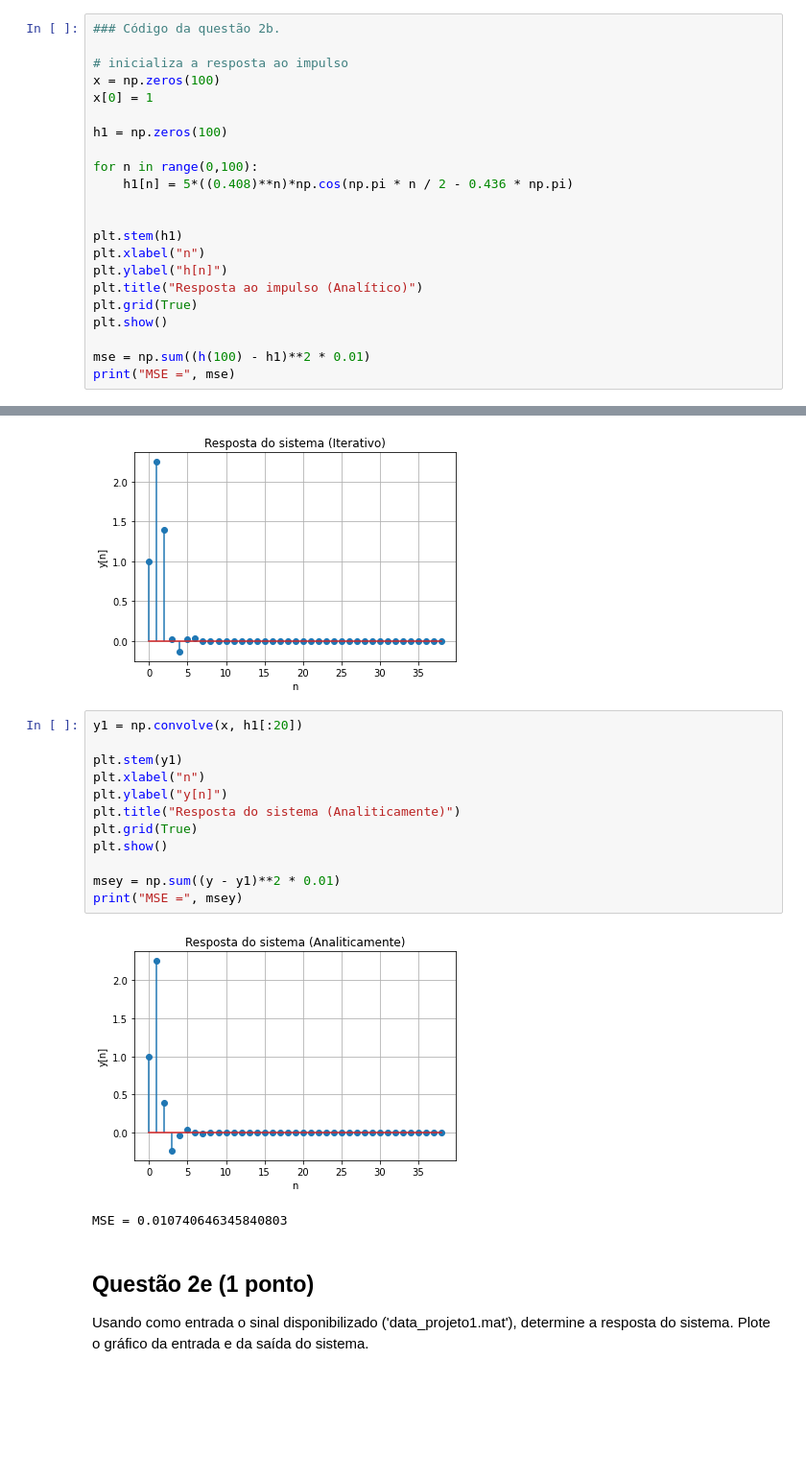
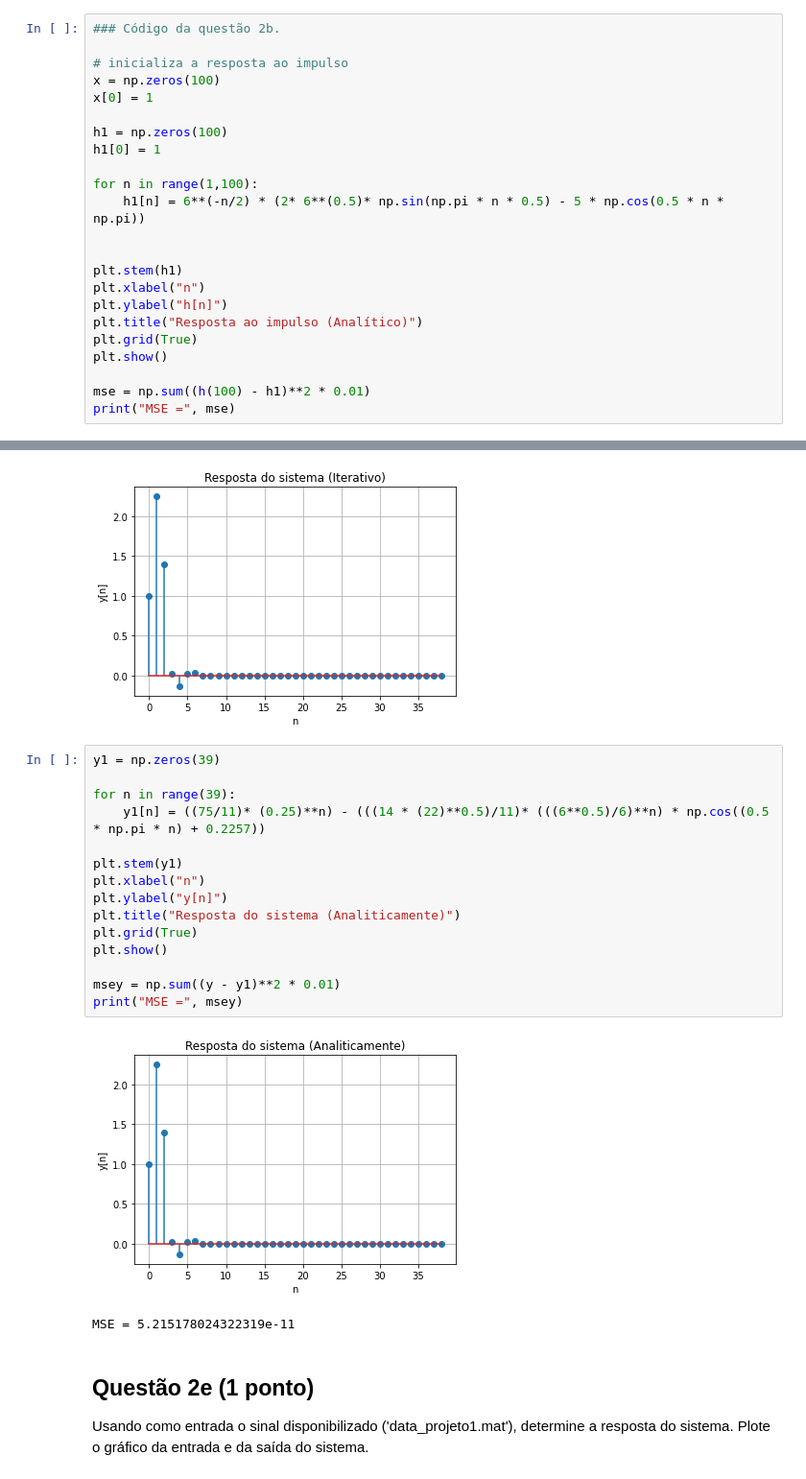
Before and after one commit to yantavares/sstd, a Jupyter notebook: proj1/Projeto_1/projeto1.ipynb, the cells around one changed output, grey strips where cells are left out. Shown at 96% size. Saved outputs shown, nothing was run; the diff lists cells and outputs as text; blank space fills up the shorter version.

```diff
--- a/proj1/Projeto_1/projeto1.ipynb
+++ b/proj1/Projeto_1/projeto1.ipynb
@@ -164,9 +167,10 @@ x = np.zeros(100)
 x[0] = 1
 
 h1 = np.zeros(100)
+h1[0] = 1
 
-for n in range(0,100):
-    h1[n] = 5*((0.408)**n)*np.cos(np.pi * n / 2 - 0.436 * np.pi)
+for n in range(1,100):
+    h1[n] = 6**(-n/2) * (2* 6**(0.5)* np.sin(np.pi * n * 0.5) - 5 * np.cos(0.5 * n * np.pi))
 
 
 plt.stem(h1)
@@ -210,20 +217,23 @@ plt.show()
 # %% [output]
 [figure]
 # %%
-y1 = np.convolve(x, h1[:20])
+y1 = np.zeros(39)
+
+for n in range(39):
+    y1[n] = ((75/11)* (0.25)**n) - (((14 * (22)**0.5)/11)* (((6**0.5)/6)**n) * np.cos((0.5 * np.pi * n) + 0.2257))
 
 plt.stem(y1)
 plt.xlabel("n")
 plt.ylabel("y[n]")
 plt.title("Resposta do sistema (Analiticamente)")
 plt.grid(True)
 plt.show()
 
 msey = np.sum((y - y1)**2 * 0.01)
 print("MSE =", msey)
 # %% [output]
-[figure, old version]
+[figure, new version]
-MSE = 0.010740646345840803
+MSE = 5.215178024322319e-11
 # %% [markdown]
 ## Questão 2e (1 ponto)
 
```
Also changed, not shown: parts of 5 cells of this notebook, 3 other files.
